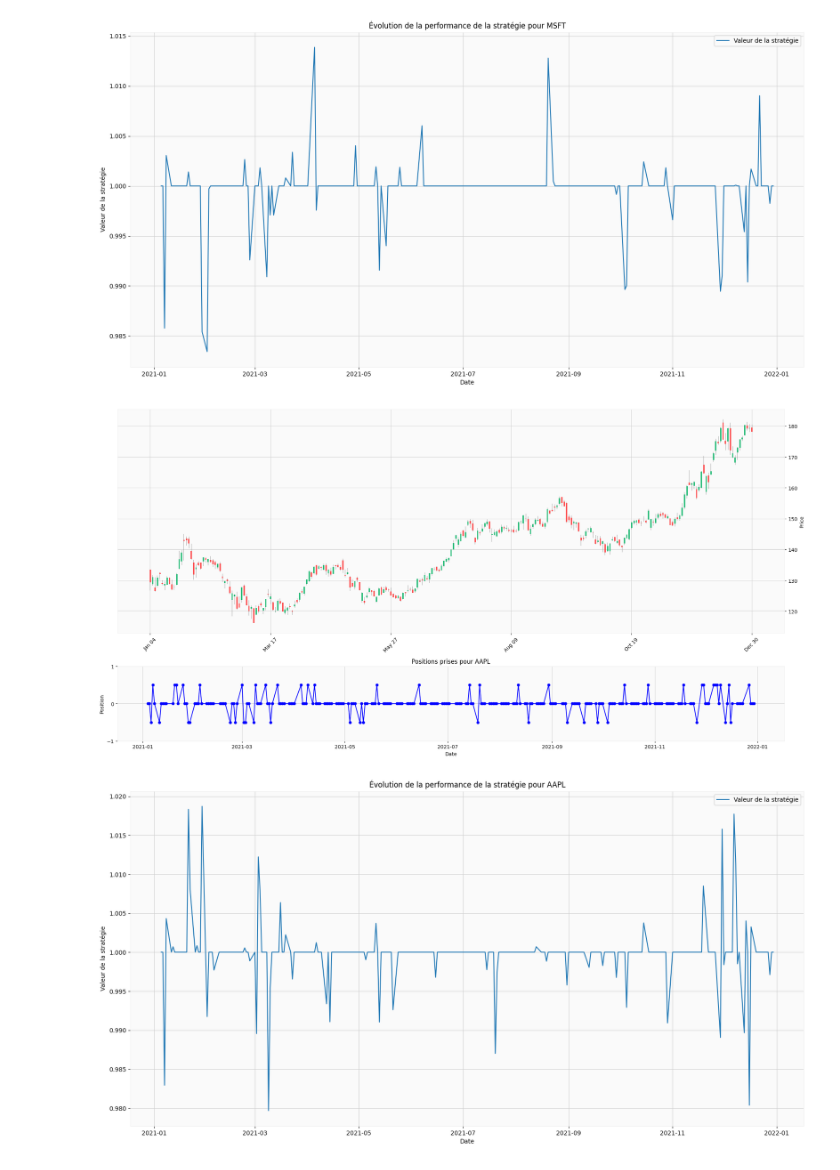
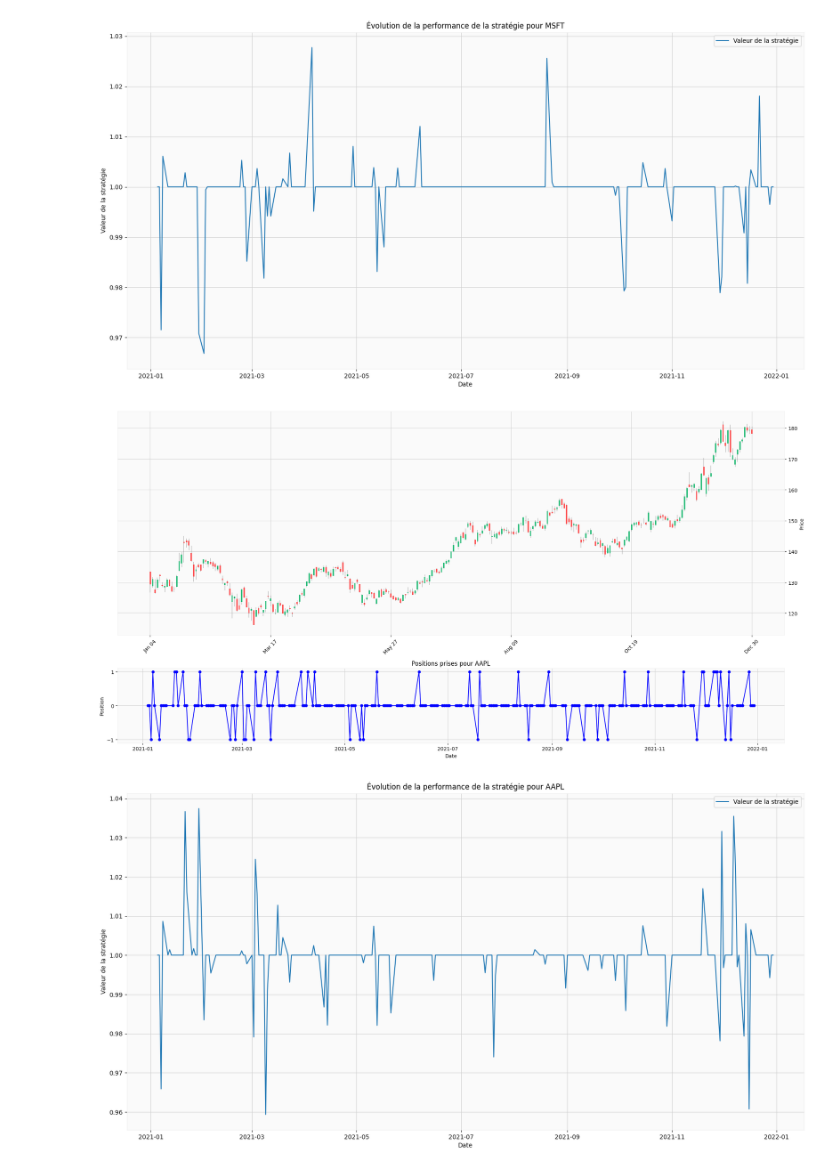
Before and after one commit to sanpa21/Projet-Python, a Jupyter notebook: Code principal.ipynb, the cells around one changed output. Saved outputs shown, nothing was run; the diff lists cells and outputs as text; code cells hidden in the pictures.

```diff
--- a/Code principal.ipynb
+++ b/Code principal.ipynb
@@ -214,9 +214,9 @@ def mastrategie(data):
     for i in range(1, len(data)):
         price_change = (data['Close'][i] - data['Close'][i-1]) / data['Close'][i-1]
         if price_change > 0.02:
-            positions.append(0.5)  # Acheter partiellement
+            positions.append(1)  # Acheter partiellement
         elif price_change < -0.02:
-            positions.append(-0.5)  # Vendre partiellement
+            positions.append(-1)  # Vendre partiellement
         else:
             positions.append(0)  # Ne pas prendre de position
 
@@ -255,3 +255,3 @@ Skewness                -0.024405  -0.039035
-[figure, old version]
+[figure, new version]
-[figure, old version]
+[figure, new version]
-[figure, old version]
+[figure, new version]
```
Also changed, not shown: parts of 1 cell of this notebook.
